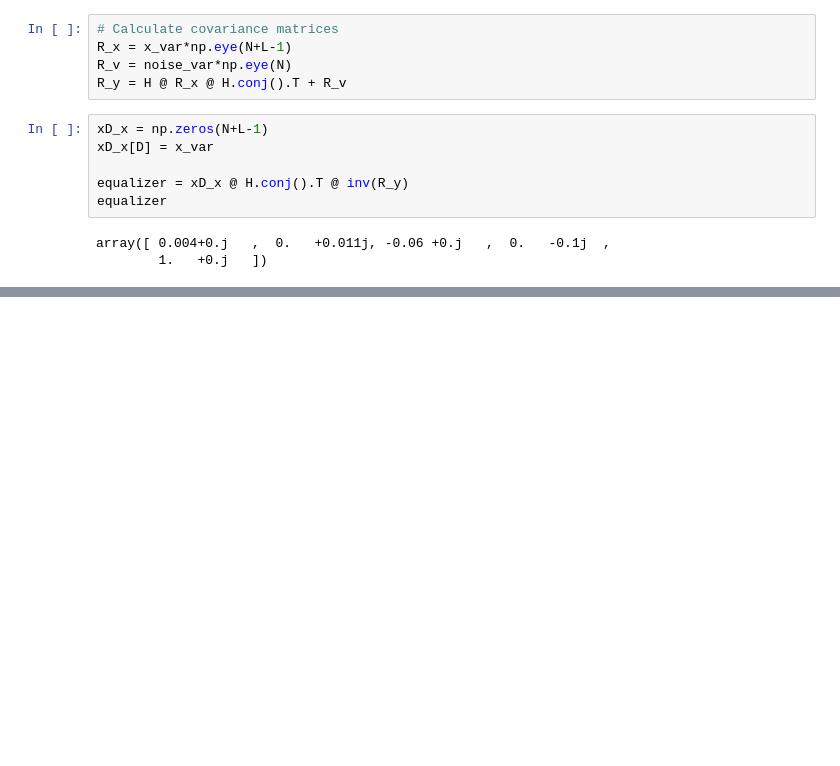
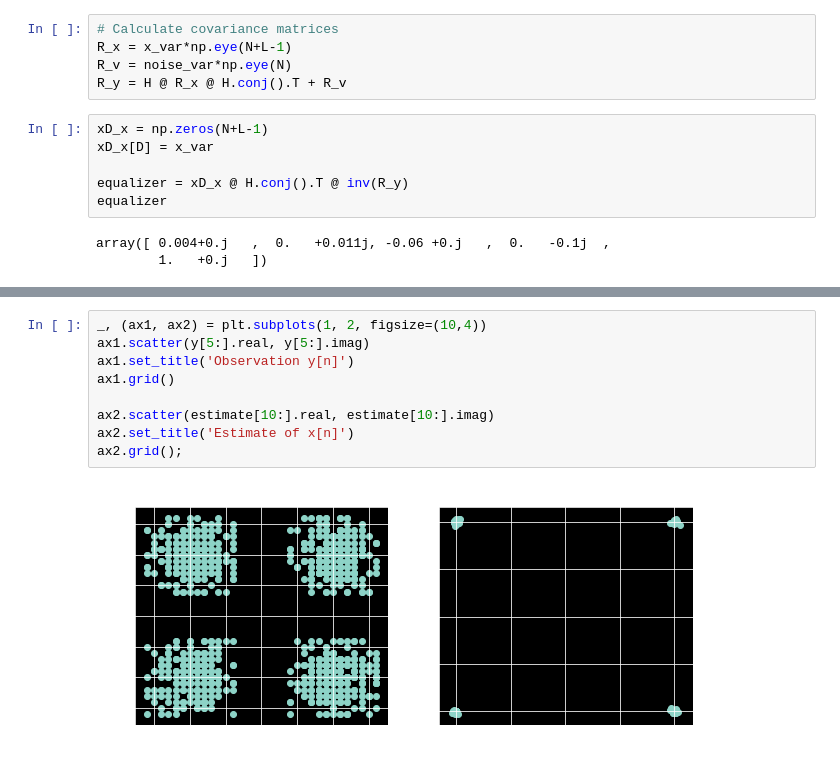
Before and after one commit to mohantyk/dsp_in_comm, a Jupyter notebook: chap4.ipynb, the cells around one changed output, grey strips where cells are left out. Drawn from its saved outputs; the diff is of its cells as text; blank space fills up the shorter version.

```diff
--- a/chap4.ipynb
+++ b/chap4.ipynb
@@ -340,0 +405,11 @@ array([ 0.004+0.j   ,  0.   +0.011j, -0.06 +0.j   ,  0.   -0.1j  ,
+# %%
+_, (ax1, ax2) = plt.subplots(1, 2, figsize=(10,4))
+ax1.scatter(y[5:].real, y[5:].imag)
+ax1.set_title('Observation y[n]')
+ax1.grid()
+
+ax2.scatter(estimate[10:].real, estimate[10:].imag)
+ax2.set_title('Estimate of x[n]')
+ax2.grid();
+# %% [output]
+[figure, added]
```
Also changed, not shown: parts of 22 cells of this notebook.
